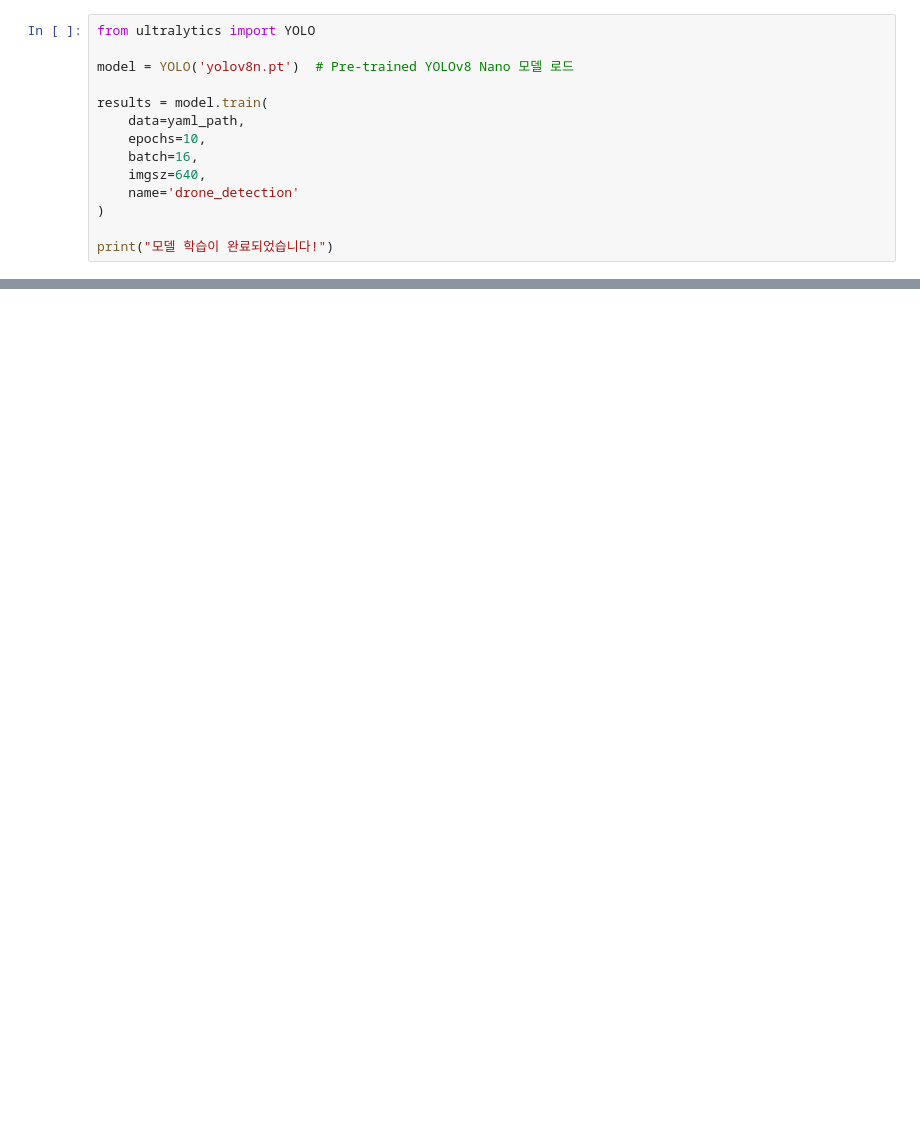
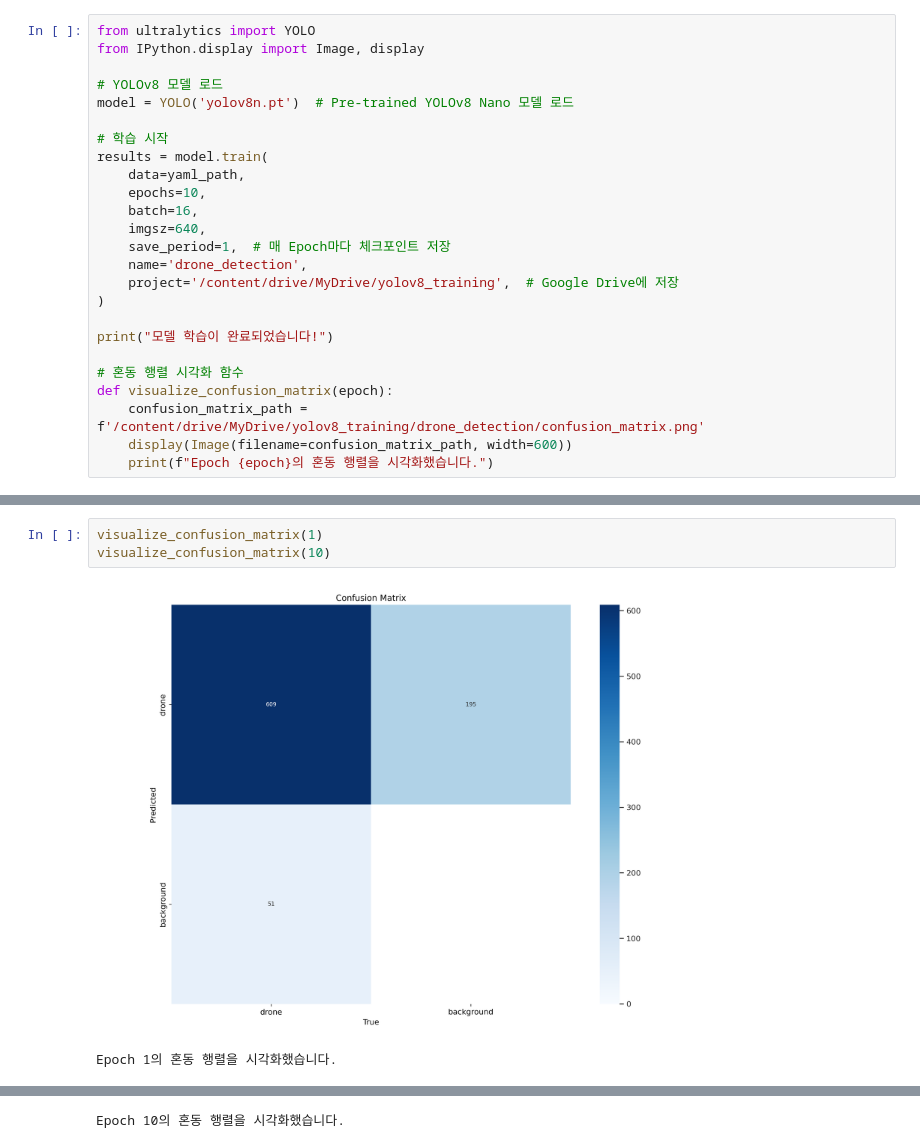
Before and after one commit to kimkyowon/Capstone_Design, a Jupyter notebook: 1.PrecisionLandingModule/2.Version_1.0/3.LandingStation/1.Src/1. YOLOv8_detect_drones_model/Capstone_DetectDrone.ipynb, the cells around one changed output, grey strips where cells are left out. Cells and saved outputs as stored; diff of their text form; blank space fills up the shorter version.

```diff
--- a/1.PrecisionLandingModule/2.Version_1.0/3.LandingStation/1.Src/1. YOLOv8_detect_drones_model/Capstone_DetectDrone.ipynb
+++ b/1.PrecisionLandingModule/2.Version_1.0/3.LandingStation/1.Src/1. YOLOv8_detect_drones_model/Capstone_DetectDrone.ipynb
@@ -220,17 +243,28 @@ print(f"'data.yaml' 파일이 생성되었습니다: {yaml_path}")
 # %%
 from ultralytics import YOLO
+from IPython.display import Image, display
 
+# YOLOv8 모델 로드
 model = YOLO('yolov8n.pt')  # Pre-trained YOLOv8 Nano 모델 로드
 
+# 학습 시작
 results = model.train(
     data=yaml_path,
     epochs=10,
     batch=16,
     imgsz=640,
-    name='drone_detection'
+    save_period=1,  # 매 Epoch마다 체크포인트 저장
+    name='drone_detection',
+    project='/content/drive/MyDrive/yolov8_training',  # Google Drive에 저장
 )
 
 print("모델 학습이 완료되었습니다!")
+
+# 혼동 행렬 시각화 함수
+def visualize_confusion_matrix(epoch):
+    confusion_matrix_path = f'/content/drive/MyDrive/yolov8_training/drone_detection/confusion_matrix.png'
+    display(Image(filename=confusion_matrix_path, width=600))
+    print(f"Epoch {epoch}의 혼동 행렬을 시각화했습니다.")
 # %% [output]
 Creating new Ultralytics Settings v0.0.6 file ✅
 View Ultralytics Settings with 'yolo settings' or at '/root/.config/Ultralytics/settings.json'
@@ -283,0 +319,6 @@ albumentations: Blur(p=0.01, blur_limit=(3, 7)), MedianBlur(p=0.01, blur_limit=(
+# %%
+visualize_confusion_matrix(1)
+visualize_confusion_matrix(10)
+# %% [output]
+[figure, added]
+Epoch 1의 혼동 행렬을 시각화했습니다.
@@ -283,0 +326 @@ albumentations: Blur(p=0.01, blur_limit=(3, 7)), MedianBlur(p=0.01, blur_limit=(
+Epoch 10의 혼동 행렬을 시각화했습니다.
```
Also changed, not shown: parts of 17 cells of this notebook, 6 other files.
